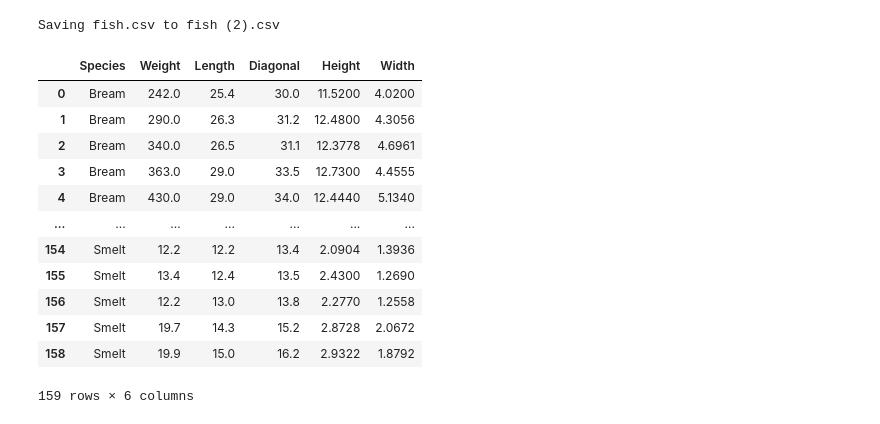
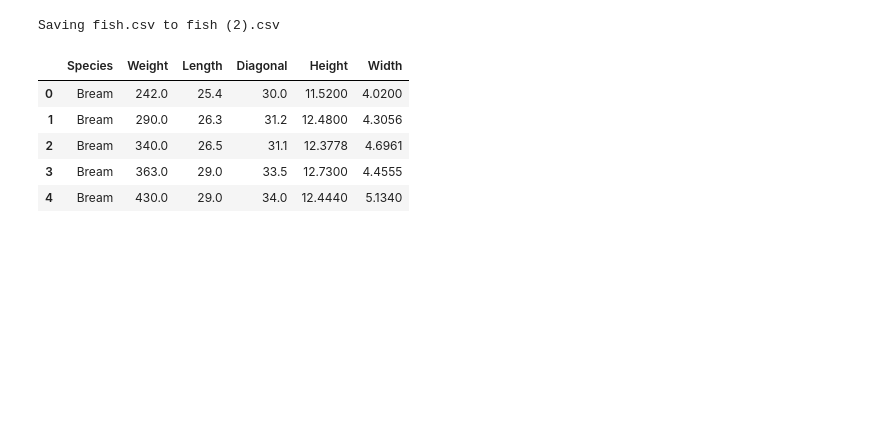
Before and after one commit to sm1118sm/DA, a Jupyter notebook: pandas.ipynb, the cells around one changed output. Drawn from its saved outputs; the diff is of its cells as text; code cells hidden in the pictures; blank space fills up the shorter version.

```diff
--- a/pandas.ipynb
+++ b/pandas.ipynb
@@ -1,28 +1,23 @@
 # %% [markdown]
 <a href="https://colab.research.google.com/github/sm1118sm/DA/blob/main/pandas.ipynb" target="_parent"><img src="https://colab.research.google.com/assets/colab-badge.svg" alt="Open In Colab"/></a>
 # %%
+#구글 코랩에서 Pandas를 사용하여 주어진 fish.csv 파일을 불러온 후 가장 앞의 5건을 출력한 후 총 행수와 컬럼의 개수를 출력하세요
+
 import pandas as pd
 from google.colab import files
 uploaded = files.upload()
 file_name = list(uploaded.keys())[0]
-file1 = pd.read_csv(file_name)
-file1
+file1 = pd.read_csv(file_name, encoding = 'CP949')
+file1.head(5)
 # %% [output]
 [interactive output not drawn]
 Saving fish.csv to fish (2).csv
 |  | Species | Weight | Length | Diagonal | Height | Width |
 | 0 | Bream | 242.0 | 25.4 | 30.0 | 11.5200 | 4.0200 |
 | 1 | Bream | 290.0 | 26.3 | 31.2 | 12.4800 | 4.3056 |
 | 2 | Bream | 340.0 | 26.5 | 31.1 | 12.3778 | 4.6961 |
 | 3 | Bream | 363.0 | 29.0 | 33.5 | 12.7300 | 4.4555 |
 | 4 | Bream | 430.0 | 29.0 | 34.0 | 12.4440 | 5.1340 |
-| ... | ... | ... | ... | ... | ... | ... |
-| 154 | Smelt | 12.2 | 12.2 | 13.4 | 2.0904 | 1.3936 |
-| 155 | Smelt | 13.4 | 12.4 | 13.5 | 2.4300 | 1.2690 |
-| 156 | Smelt | 12.2 | 13.0 | 13.8 | 2.2770 | 1.2558 |
-| 157 | Smelt | 19.7 | 14.3 | 15.2 | 2.8728 | 2.0672 |
-| 158 | Smelt | 19.9 | 15.0 | 16.2 | 2.9322 | 1.8792 |
-159 rows × 6 columns
 # %%
 import pandas as pd
 from google.colab import files
```
